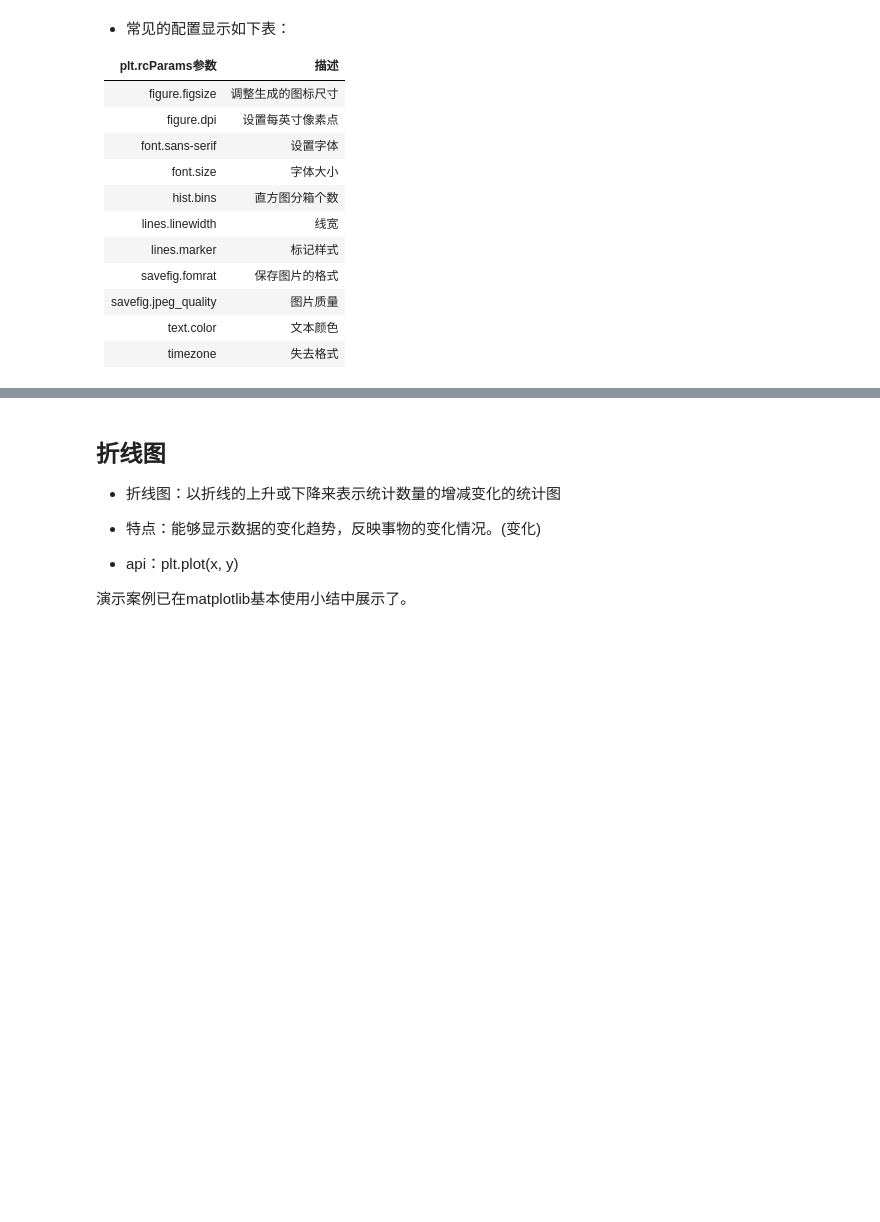
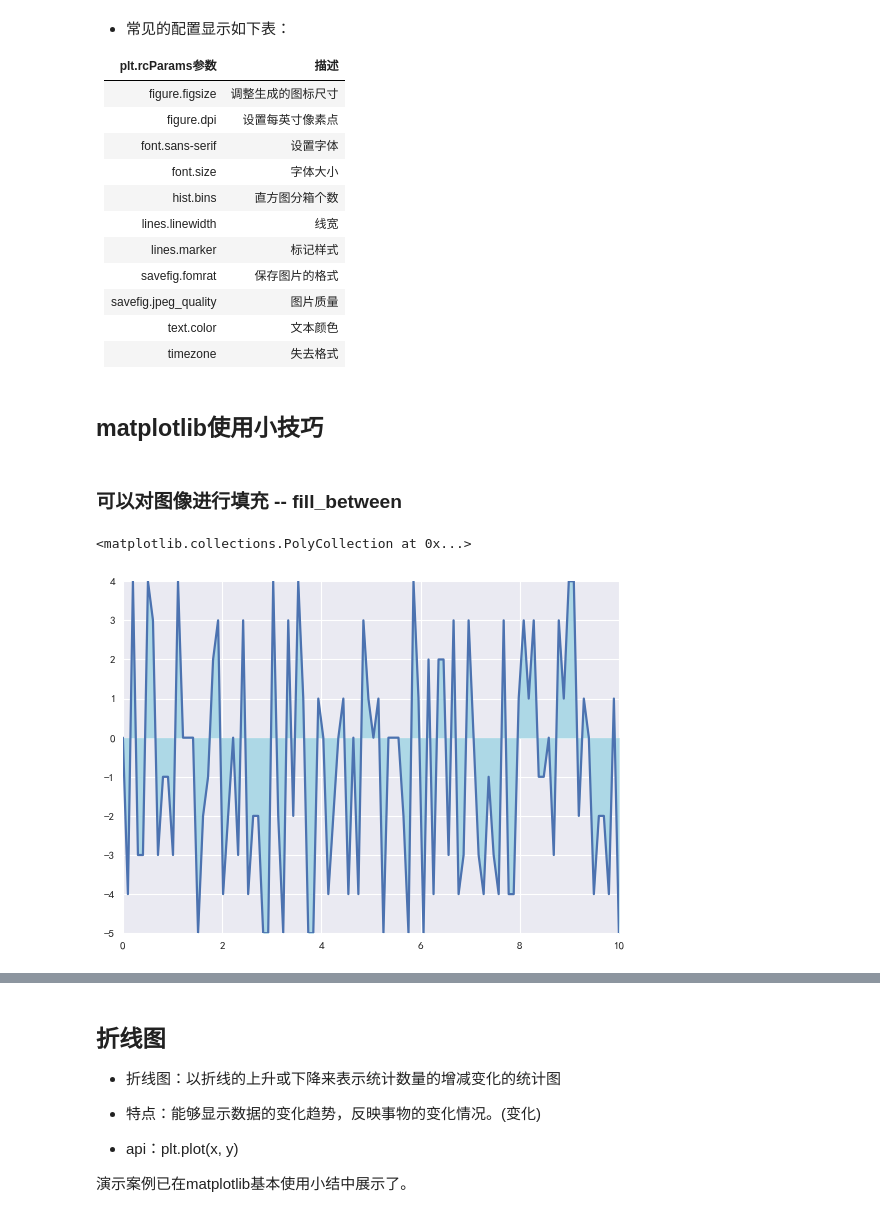
Before and after one commit to MooTong123/notebook, a Jupyter notebook: data_mining/intro_matplotlib.ipynb, the cells around one changed output, grey strips where cells are left out. Drawn from its saved outputs; the diff is of its cells as text; code cells hidden in the pictures; blank space fills up the shorter version.

```diff
--- a/data_mining/intro_matplotlib.ipynb
+++ b/data_mining/intro_matplotlib.ipynb
@@ -657,3 +646,23 @@ plt.rcParams['lines.linewidth'] = 2
 |savefig.jpeg_quality|图片质量|
 |text.color|文本颜色|
 |timezone|失去格式|
+# %% [markdown]
+## matplotlib使用小技巧
+# %% [markdown]
+### 可以对图像进行填充 -- fill_between
+# %%
+# 获取数据
+x = np.linspace(0,10,100)
+y = np.random.randint(-5,5,100)
+
+# 创建画布
+fig,axes = plt.subplots()
+
+# 绘制折线图
+axes.plot(x,y)
+
+# 填充折线与x轴的面积
+axes.fill_between(x,y,color='lightblue')
+# %% [output]
+<matplotlib.collections.PolyCollection at 0x...>
+[figure, added]
```
Also changed, not shown: parts of 27 cells of this notebook, 1 other file.
